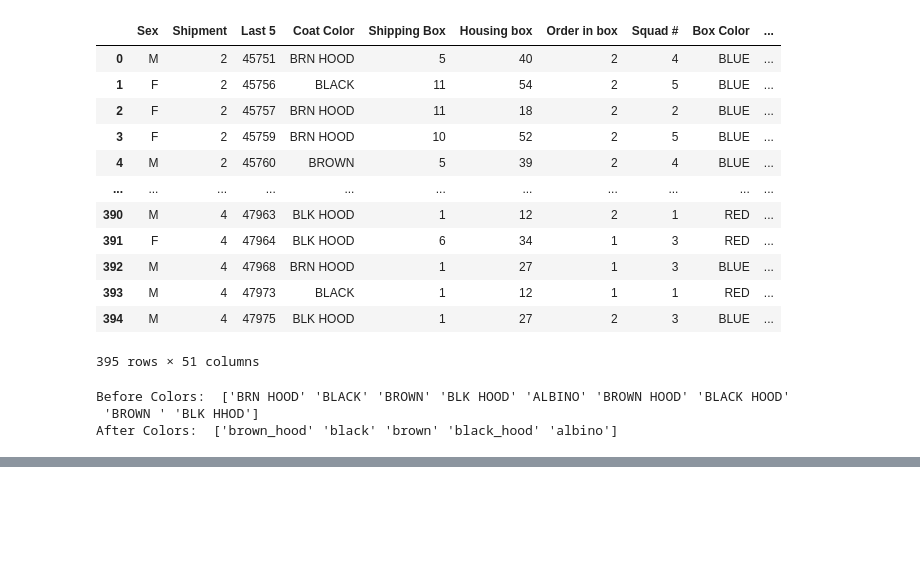
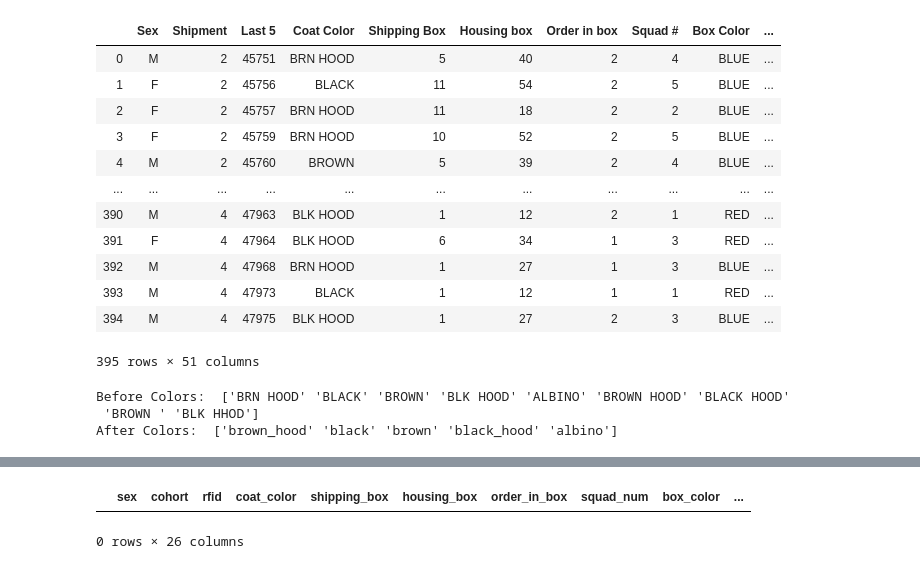
Before and after one commit to Shaezzer/PalmerLab, a Jupyter notebook: Suzanne_Mitchell_fits_dd.ipynb, the cells around one changed output, grey strips where cells are left out. Drawn from its saved outputs; the diff is of its cells as text; code cells hidden in the pictures; blank space fills up the shorter version.

```diff
--- a/Suzanne_Mitchell_fits_dd.ipynb
+++ b/Suzanne_Mitchell_fits_dd.ipynb
@@ -207,0 +225,6 @@ for col in graph_columns:
+# %%
+fits_missing = fits[(fits == 'A').any(axis=1)]
+fits_missing
+# %% [output]
+|  | sex | cohort | rfid | coat_color | shipping_box | housing_box | order_in_box | squad_num | box_color | ... |
+0 rows × 26 columns
```
Also changed, not shown: parts of 10 cells of this notebook, 2 other files.
